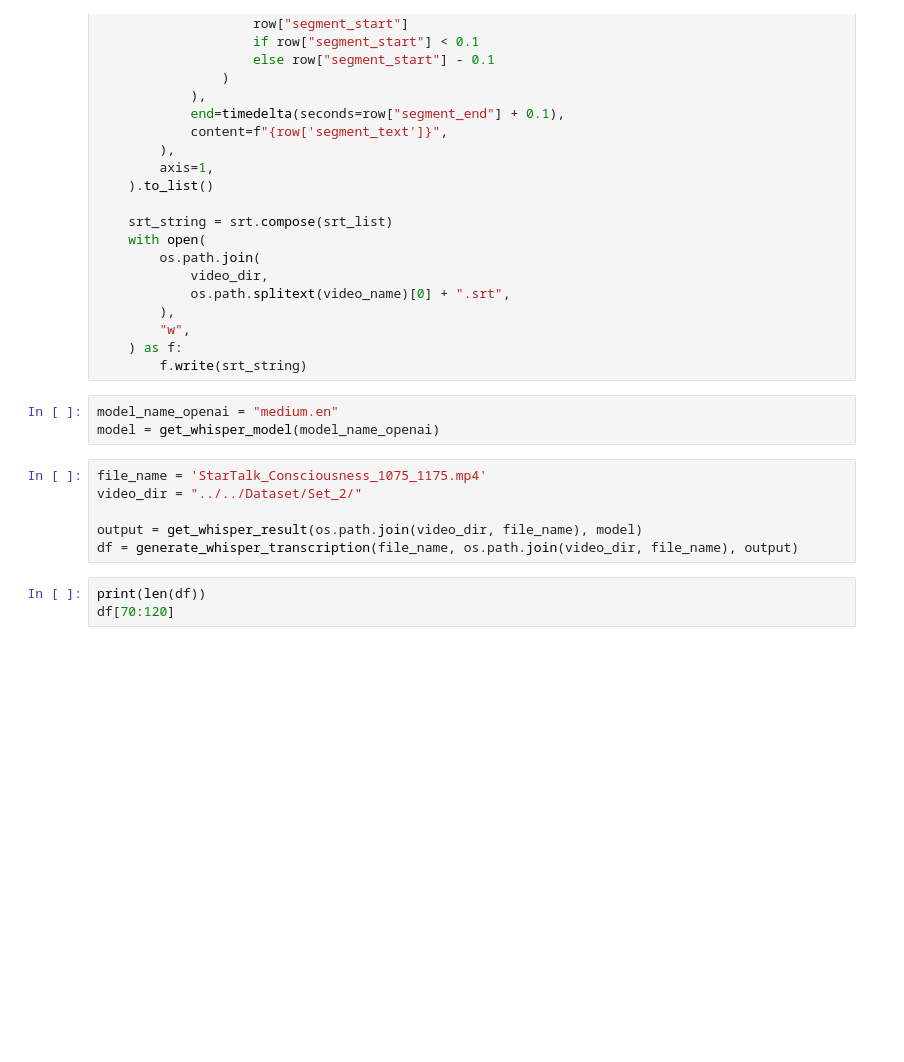
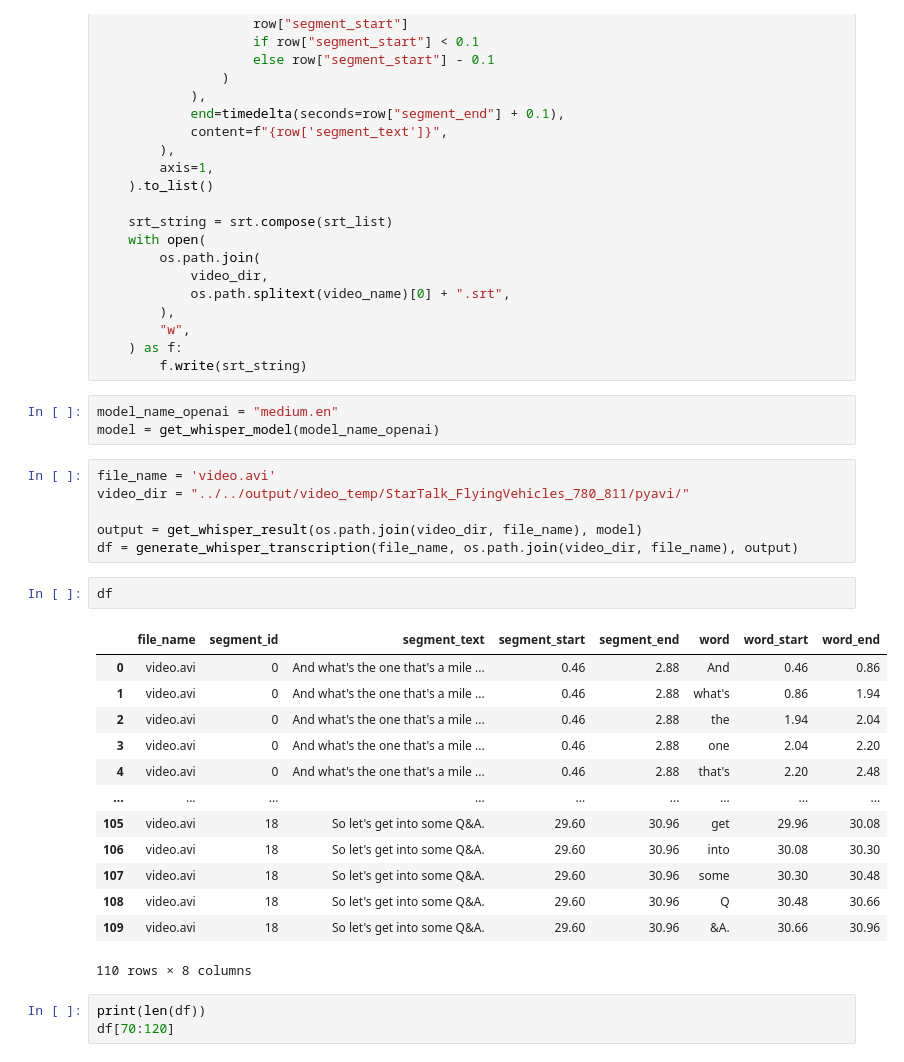
Before and after one commit to ghadwalsunil/WhoSaidThat, a Jupyter notebook: CustomUtils/Dataset preparation/Transcribe Single Video.ipynb, the cells around one changed output. Drawn from its saved outputs; the diff is of its cells as text; blank space fills up the shorter version.

```diff
--- a/CustomUtils/Dataset preparation/Transcribe Single Video.ipynb
+++ b/CustomUtils/Dataset preparation/Transcribe Single Video.ipynb
@@ -153,11 +153,27 @@ def create_srt(df, video_name, video_dir):
 model_name_openai = "medium.en"
 model = get_whisper_model(model_name_openai)
 # %%
-file_name = 'StarTalk_Consciousness_1075_1175.mp4'
-video_dir = "../../Dataset/Set_2/"
+file_name = 'video.avi'
+video_dir = "../../output/video_temp/StarTalk_FlyingVehicles_780_811/pyavi/"
 
 output = get_whisper_result(os.path.join(video_dir, file_name), model)
 df = generate_whisper_transcription(file_name, os.path.join(video_dir, file_name), output)
+# %%
+df
+# %% [output]
+|  | file_name | segment_id | segment_text | segment_start | segment_end | word | word_start | word_end |
+| 0 | video.avi | 0 | And what's the one that's a mile ... | 0.46 | 2.88 | And | 0.46 | 0.86 |
+| 1 | video.avi | 0 | And what's the one that's a mile ... | 0.46 | 2.88 | what's | 0.86 | 1.94 |
+| 2 | video.avi | 0 | And what's the one that's a mile ... | 0.46 | 2.88 | the | 1.94 | 2.04 |
+| 3 | video.avi | 0 | And what's the one that's a mile ... | 0.46 | 2.88 | one | 2.04 | 2.20 |
+| 4 | video.avi | 0 | And what's the one that's a mile ... | 0.46 | 2.88 | that's | 2.20 | 2.48 |
+| ... | ... | ... | ... | ... | ... | ... | ... | ... |
+| 105 | video.avi | 18 | So let's get into some Q&A. | 29.60 | 30.96 | get | 29.96 | 30.08 |
+| 106 | video.avi | 18 | So let's get into some Q&A. | 29.60 | 30.96 | into | 30.08 | 30.30 |
+| 107 | video.avi | 18 | So let's get into some Q&A. | 29.60 | 30.96 | some | 30.30 | 30.48 |
+| 108 | video.avi | 18 | So let's get into some Q&A. | 29.60 | 30.96 | Q | 30.48 | 30.66 |
+| 109 | video.avi | 18 | So let's get into some Q&A. | 29.60 | 30.96 | &A. | 30.66 | 30.96 |
+110 rows × 8 columns
 # %%
 print(len(df))
 df[70:120]
```
Also changed, not shown: 2 other files.
